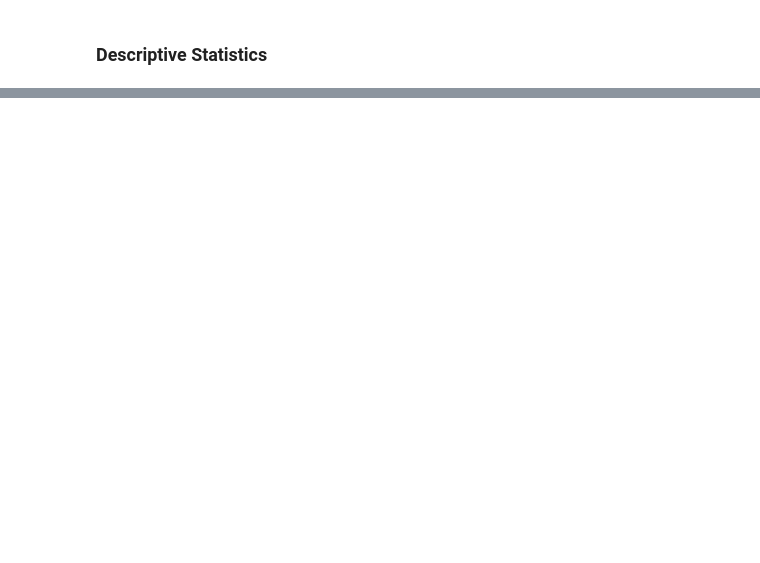
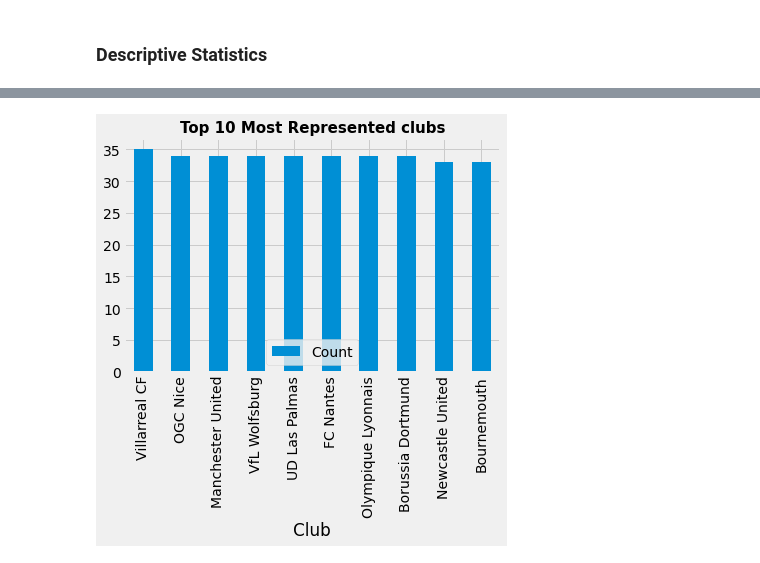
Before and after one commit to chineidu/Football_players, a Jupyter notebook: Football_players.ipynb, the cells around one changed output, grey strips where cells are left out. Drawn from its saved outputs; the diff is of its cells as text; code cells hidden in the pictures; blank space fills up the shorter version.

```diff
--- a/Football_players.ipynb
+++ b/Football_players.ipynb
@@ -491,0 +552,5 @@ fbal5.describe()
+# %%
+# Top 10 represented clubs
+a = pd.crosstab(index=fbal5['Club'], columns='Count').sort_values(by='Count', ascending=False)
+a.columns = ['Count']
+a.head(10)
@@ -491,0 +570,6 @@ fbal5.describe()
+# %%
+a.head(10).plot.bar()
+plt.title('Top 10 Most Represented clubs', fontsize=15, fontweight='heavy')
+plt.show()
+# %% [output]
+[figure, added]
```
Also changed, not shown: parts of 80 cells of this notebook.
